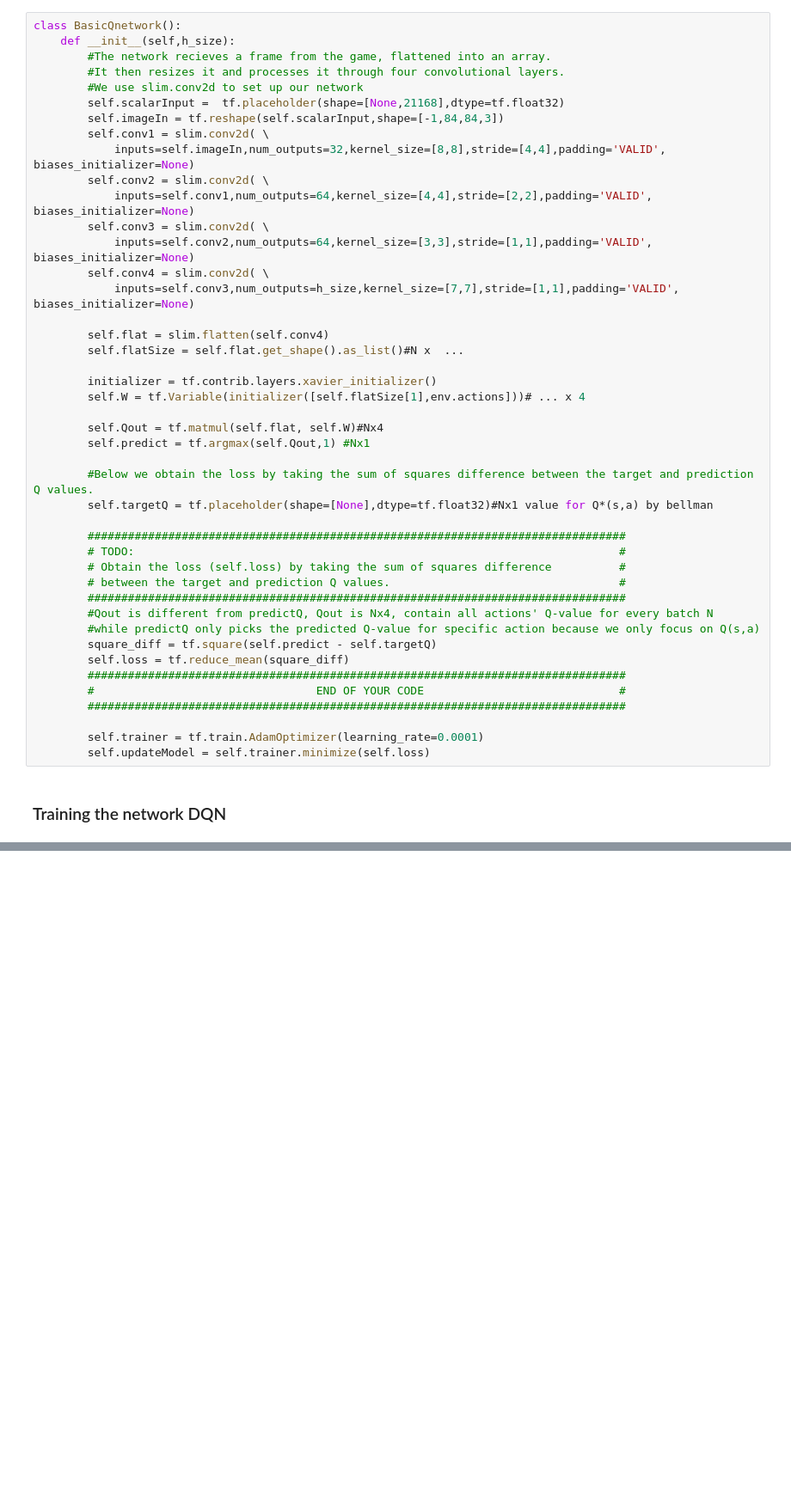
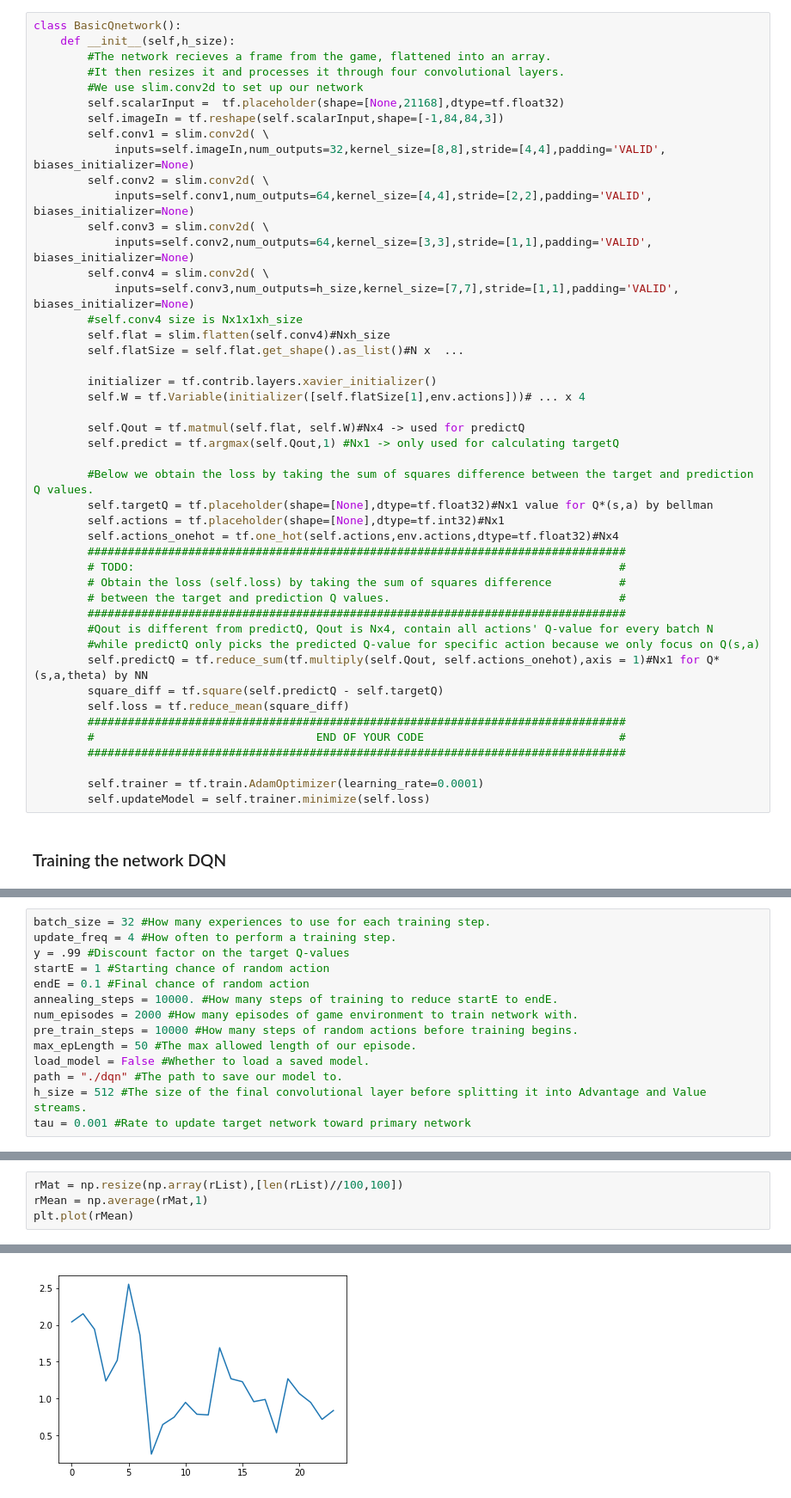
Before and after one commit to XUHUAKing/deep-learning-for-computer-vision, a Jupyter notebook: assignment4/DQN_WorldNavigate.ipynb, the cells around one changed output, grey strips where cells are left out. Shown at 86% size. Drawn from its saved outputs; the diff is of its cells as text; blank space fills up the shorter version.

```diff
--- a/assignment4/DQN_WorldNavigate.ipynb
+++ b/assignment4/DQN_WorldNavigate.ipynb
@@ -376,19 +375,20 @@ class BasicQnetwork():
             inputs=self.conv2,num_outputs=64,kernel_size=[3,3],stride=[1,1],padding='VALID', biases_initializer=None)
         self.conv4 = slim.conv2d( \
             inputs=self.conv3,num_outputs=h_size,kernel_size=[7,7],stride=[1,1],padding='VALID', biases_initializer=None)
-
-        self.flat = slim.flatten(self.conv4)
+        #self.conv4 size is Nx1x1xh_size
+        self.flat = slim.flatten(self.conv4)#Nxh_size
         self.flatSize = self.flat.get_shape().as_list()#N x  ...
 
         initializer = tf.contrib.layers.xavier_initializer()
         self.W = tf.Variable(initializer([self.flatSize[1],env.actions]))# ... x 4
 
-        self.Qout = tf.matmul(self.flat, self.W)#Nx4
-        self.predict = tf.argmax(self.Qout,1) #Nx1
+        self.Qout = tf.matmul(self.flat, self.W)#Nx4 -> used for predictQ
+        self.predict = tf.argmax(self.Qout,1) #Nx1 -> only used for calculating targetQ
 
         #Below we obtain the loss by taking the sum of squares difference between the target and prediction Q values.
         self.targetQ = tf.placeholder(shape=[None],dtype=tf.float32)#Nx1 value for Q*(s,a) by bellman
-
+        self.actions = tf.placeholder(shape=[None],dtype=tf.int32)#Nx1
+        self.actions_onehot = tf.one_hot(self.actions,env.actions,dtype=tf.float32)#Nx4
         ################################################################################
         # TODO:                                                                        #
         # Obtain the loss (self.loss) by taking the sum of squares difference          #
@@ -396,7 +396,8 @@ class BasicQnetwork():
         ################################################################################
         #Qout is different from predictQ, Qout is Nx4, contain all actions' Q-value for every batch N
         #while predictQ only picks the predicted Q-value for specific action because we only focus on Q(s,a)
-        square_diff = tf.square(self.predict - self.targetQ)
+        self.predictQ = tf.reduce_sum(tf.multiply(self.Qout, self.actions_onehot),axis = 1)#Nx1 for Q*(s,a,theta) by NN
+        square_diff = tf.square(self.predictQ - self.targetQ)
         self.loss = tf.reduce_mean(square_diff)
         ################################################################################
         #                                 END OF YOUR CODE                             #
@@ -512,2 +410,16 @@ ValueError: Tensor conversion requested dtype int64 for Tensor with dtype float3
+# %%
+batch_size = 32 #How many experiences to use for each training step.
+update_freq = 4 #How often to perform a training step.
+y = .99 #Discount factor on the target Q-values
+startE = 1 #Starting chance of random action
+endE = 0.1 #Final chance of random action
+annealing_steps = 10000. #How many steps of training to reduce startE to endE.
+num_episodes = 2000 #How many episodes of game environment to train network with.
+pre_train_steps = 10000 #How many steps of random actions before training begins.
+max_epLength = 50 #The max allowed length of our episode.
+load_model = False #Whether to load a saved model.
+path = "./dqn" #The path to save our model to.
+h_size = 512 #The size of the final convolutional layer before splitting it into Advantage and Value streams.
+tau = 0.001 #Rate to update target network toward primary network
 # %%
 tf.reset_default_graph()
@@ -637,0 +568,5 @@ print("Mean reward per episode: " + str(sum(rList)/num_episodes))
+# %%
+rMat = np.resize(np.array(rList),[len(rList)//100,100])
+rMean = np.average(rMat,1)
+plt.plot(rMean)
+# %% [output]
@@ -637,0 +574 @@ print("Mean reward per episode: " + str(sum(rList)/num_episodes))
+[figure, added]
```
Also changed, not shown: parts of 9 cells of this notebook, 9 other files.
